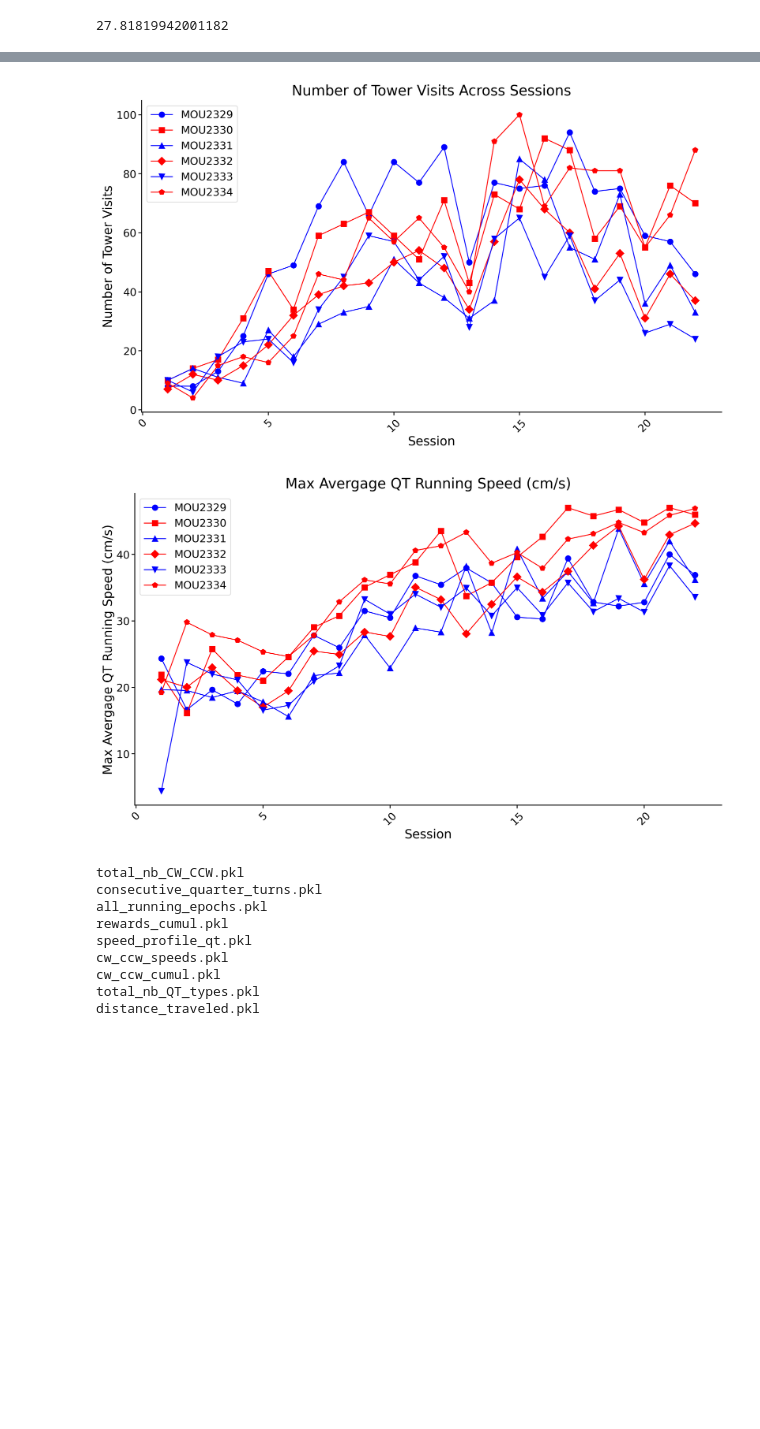
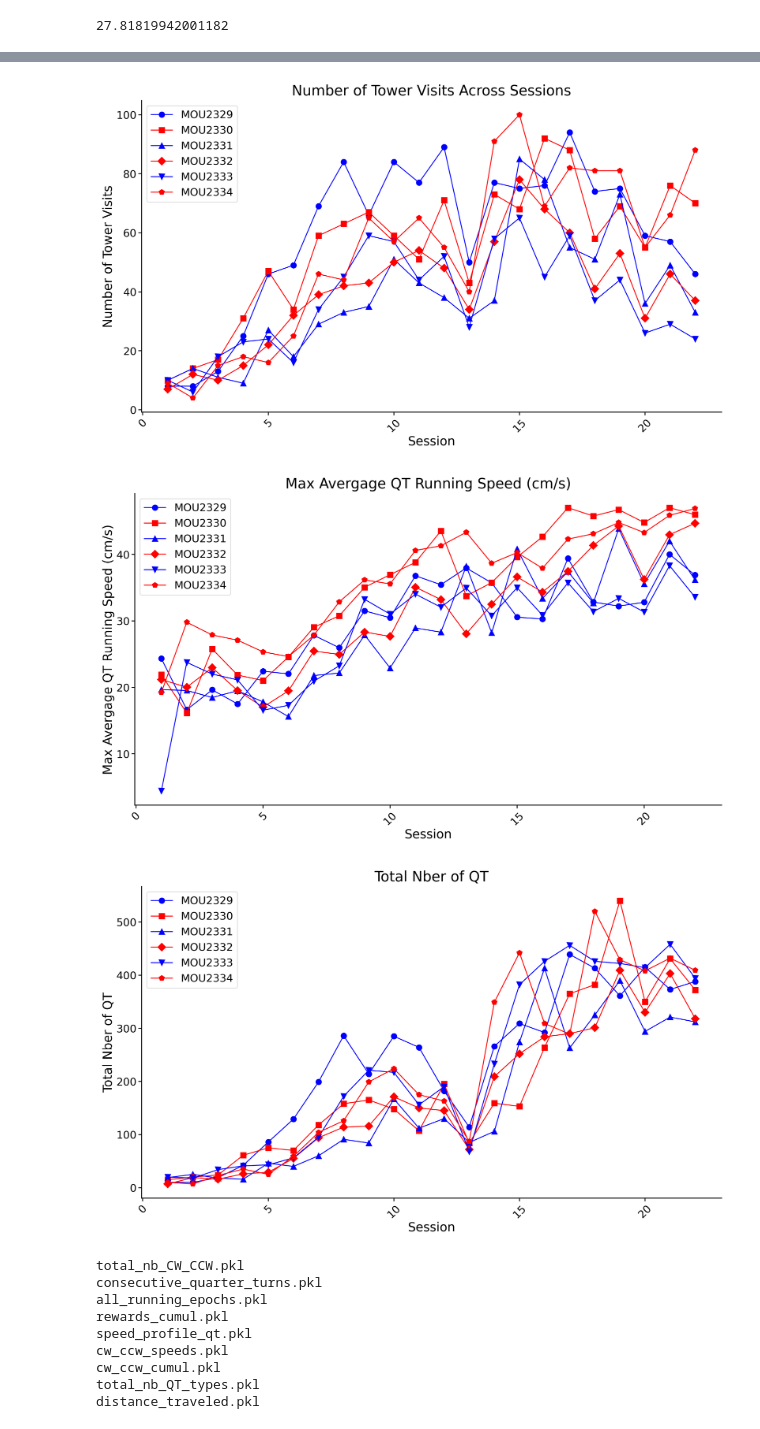
Before and after one commit to HeathenToaster/MouseTache, a Jupyter notebook: Draft_Follow_Perf_AcrossMice-Sessions.ipynb, the cells around one changed output, grey strips where cells are left out. Drawn from its saved outputs; the diff is of its cells as text; code cells hidden in the pictures; blank space fills up the shorter version.

Commit message:
new graphic to show total nber of QT across sessions mice

```diff
--- a/Draft_Follow_Perf_AcrossMice-Sessions.ipynb
+++ b/Draft_Follow_Perf_AcrossMice-Sessions.ipynb
@@ -383,33 +383,56 @@ plt.yticks(fontsize=12)
 plt.legend(fontsize=12)
 plt.tight_layout()
 plt.show()
 
 # Plotting max_runningspeed across sessions for each mouse
 plt.figure(figsize=(10, 6))
 for mouse, sessions_data in data.items():
     max_runningspeeds = []
     session_numbers = []
 
     # Enumerate through the sorted session keys
     for session_number, session in enumerate(sorted(sessions_data.keys()), start=1):
         if 'max_runningspeed' in sessions_data[session]:
             max_runningspeeds.append(sessions_data[session]['max_runningspeed'])
             session_numbers.append(session_number)
     plt.plot(session_numbers, max_runningspeeds, marker=mice_markers[mouse], linestyle='-', color=mice_colors[mouse], label=mouse)
 
 plt.title('Max Avergage QT Running Speed (cm/s)', fontsize=16)
 plt.xlabel('Session', fontsize=14)
 plt.ylabel('Max Avergage QT Running Speed (cm/s)', fontsize=14)
 plt.xticks(rotation=45, fontsize=12)
 plt.yticks(fontsize=12)
 plt.legend(fontsize=12)
 plt.tight_layout()
 plt.show()
+
+# Plotting total number of QT across sessions for each mouse
+plt.figure(figsize=(10, 6))
+for mouse, sessions_data in data.items():
+    total_nb_QT = []
+    session_numbers = []
+
+    # Enumerate through the sorted session keys
+    for session_number, session in enumerate(sorted(sessions_data.keys()), start=1):
+        if 'total_nb_QT_types' in sessions_data[session]:
+            total_nb_QT.append(sessions_data[session]['total_nb_QT_types']['clock_number']+sessions_data[session]['total_nb_QT_types']['anti_clock_number'])
+            session_numbers.append(session_number)
+    plt.plot(session_numbers, total_nb_QT, marker=mice_markers[mouse], linestyle='-', color=mice_colors[mouse], label=mouse)
+
+plt.title('Total Nber of QT', fontsize=16)
+plt.xlabel('Session', fontsize=14)
+plt.ylabel('Total Nber of QT', fontsize=14)
+plt.xticks(rotation=45, fontsize=12)
+plt.yticks(fontsize=12)
+plt.legend(fontsize=12)
+plt.tight_layout()
+plt.show()
 # %% [output]
 [figure]
 [figure]
 [figure]
 [figure]
+[figure, added]
 # %%
 #play with other pickles:
 # %%
```
Also changed, not shown: parts of 4 cells of this notebook.
